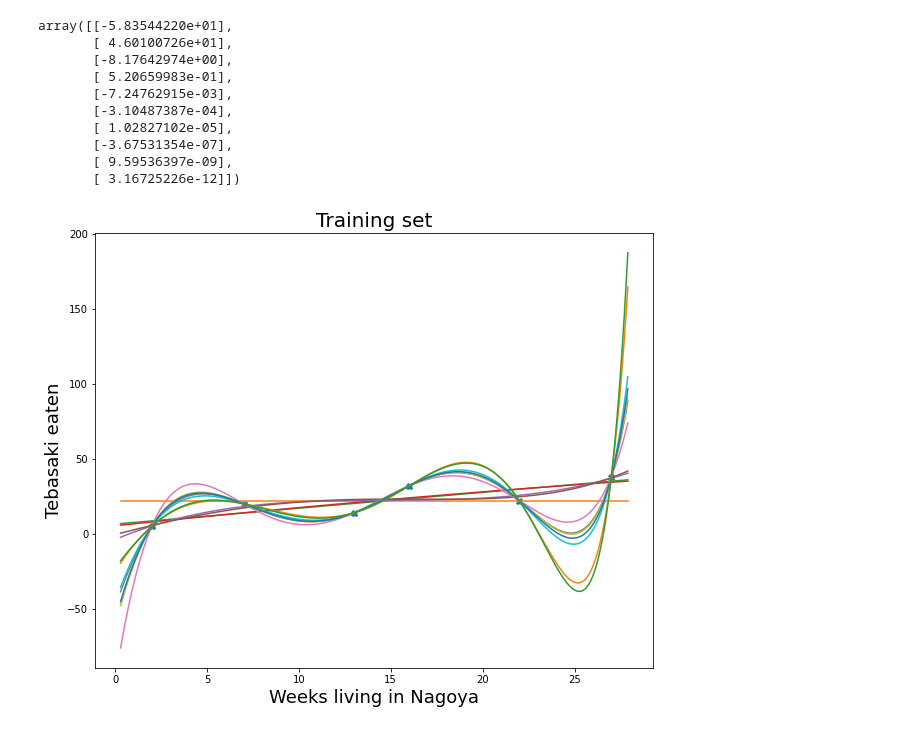
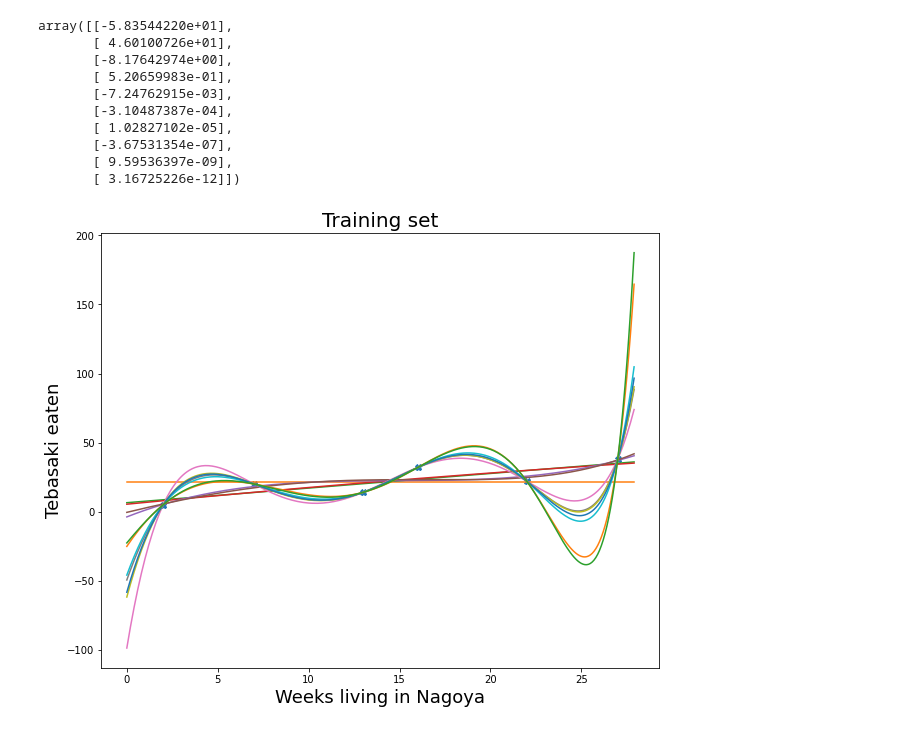
Before and after one commit to NUG30/homework-1-ayu-mushi, a Jupyter notebook: Assignment1.ipynb, the cells around one changed output. Saved outputs shown, nothing was run; the diff lists cells and outputs as text; code cells hidden in the pictures.

```diff
--- a/Assignment1.ipynb
+++ b/Assignment1.ipynb
@@ -330,28 +330,28 @@ array([[-5.83544220e+01],
 # %%
 # Draw the Training set
 plt.figure(figsize=(10,8))
 plt.plot(Tx,Ty,'X')
 plt.title("Training set", fontsize =20)
 plt.xlabel("Weeks living in Nagoya", fontsize=18)
 plt.ylabel("Tebasaki eaten", fontsize=18)
 
-Tx_=np.array( list(map((lambda x: x*0.1), range(3,280))))
+Tx_=np.array( list(map((lambda x: x*0.1), range(0,280))))
 
 def predict(theta, feature):
   d = len(theta)
   feature_d = np.zeros((len(feature), d))
   for i in range(len(feature)):
     for j in range(d):
       feature_d[i][j] = feature[i]**j
 
   predicted = matrix_multiply(feature_d, theta)
   return predicted
 
 # Best fit (by using your own function best_fit)
 for i in range(1,13):
   plt.plot(Tx_,  predict(best_fit2(Tx, Ty, i), Tx_))
 #plt.plot(Tx, predict(theta, transpose(np.array([Tx]))))
 
 plt.show()
 # %% [output]
-[figure, old version]
+[figure, new version]
```
